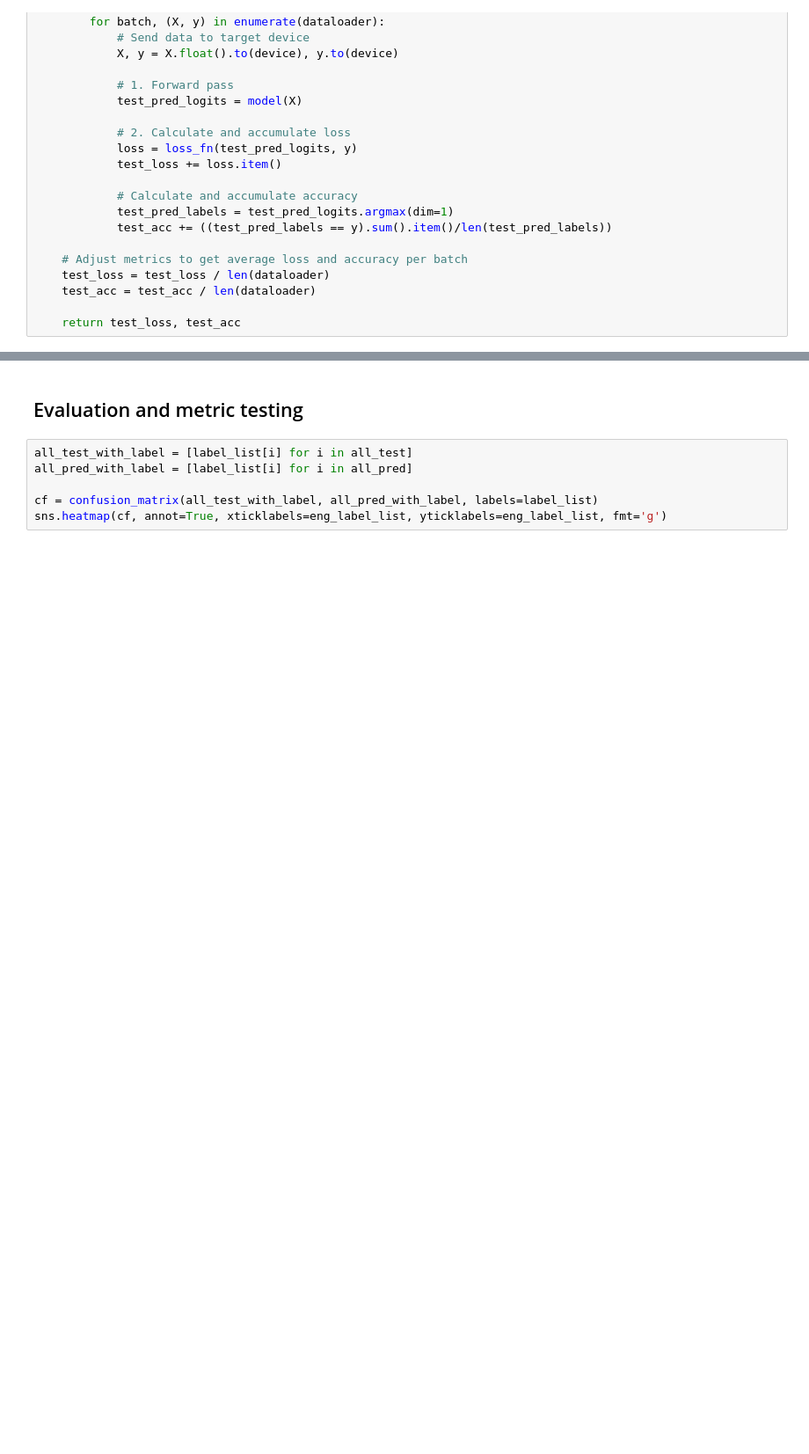
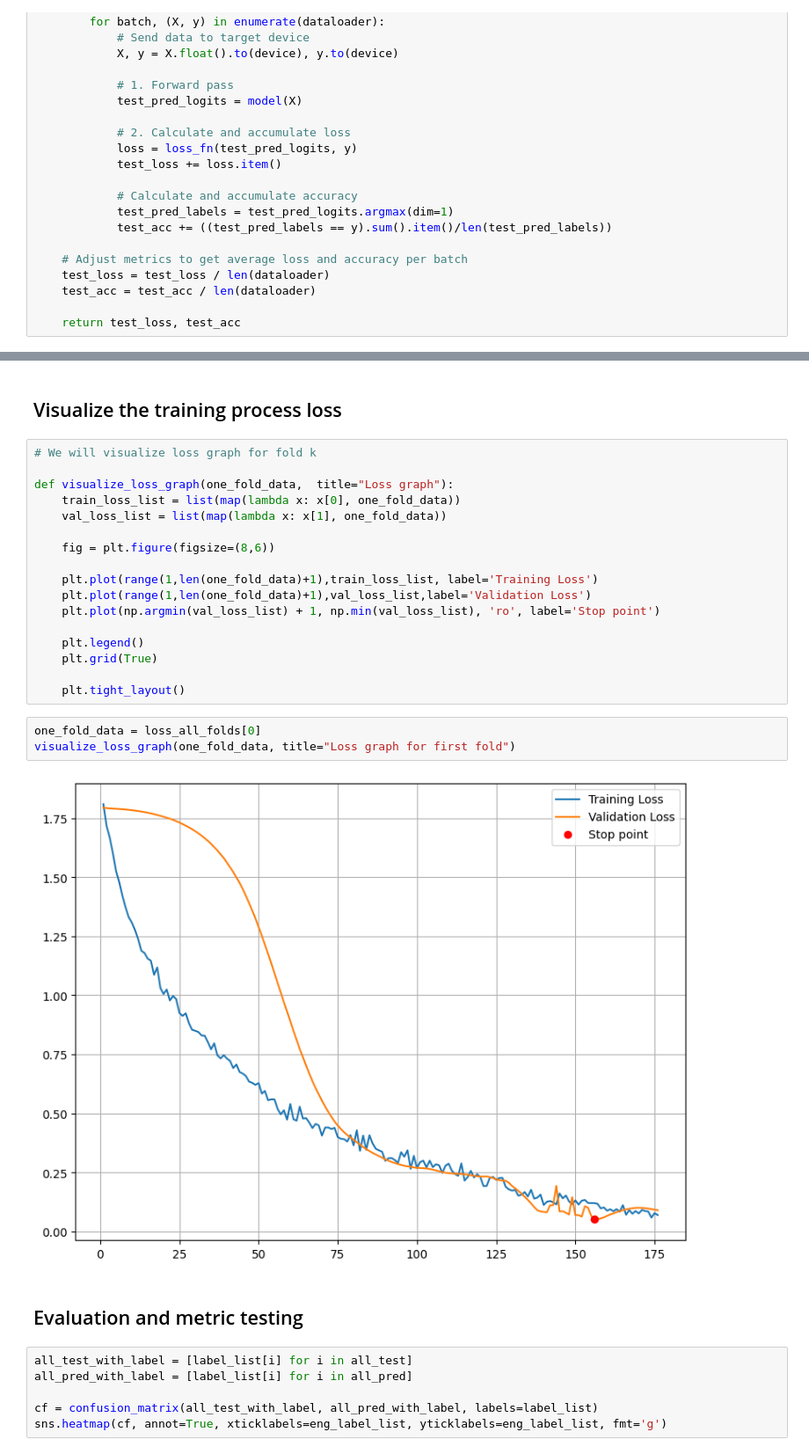
Before and after one commit to Tyern/acttivity_recognition, a Jupyter notebook: notebooks/hoang_LSTM_model.ipynb, the cells around one changed output, grey strips where cells are left out. Shown at 88% size. Saved outputs shown, nothing was run; the diff lists cells and outputs as text; blank space fills up the shorter version.

Commit message:
addloss graph

```diff
--- a/notebooks/hoang_LSTM_model.ipynb
+++ b/notebooks/hoang_LSTM_model.ipynb
@@ -729,3 +699,27 @@ Validation loss decreased (0.880837 --> 0.837977).  Saving model ...
+# %% [markdown]
+## Visualize the training process loss
+# %%
+# We will visualize loss graph for fold k
+
+def visualize_loss_graph(one_fold_data,  title="Loss graph"):
+    train_loss_list = list(map(lambda x: x[0], one_fold_data))
+    val_loss_list = list(map(lambda x: x[1], one_fold_data))
+
+    fig = plt.figure(figsize=(8,6))
+
+    plt.plot(range(1,len(one_fold_data)+1),train_loss_list, label='Training Loss')
+    plt.plot(range(1,len(one_fold_data)+1),val_loss_list,label='Validation Loss')
+    plt.plot(np.argmin(val_loss_list) + 1, np.min(val_loss_list), 'ro', label='Stop point')
+
+    plt.legend()
+    plt.grid(True)
+
+    plt.tight_layout()
+# %%
+one_fold_data = loss_all_folds[0]
+visualize_loss_graph(one_fold_data, title="Loss graph for first fold")
+# %% [output]
+[figure, added]
 # %% [markdown]
 ## Evaluation and metric testing
 # %%
```
Also changed, not shown: parts of 17 cells of this notebook, 2 other files.
